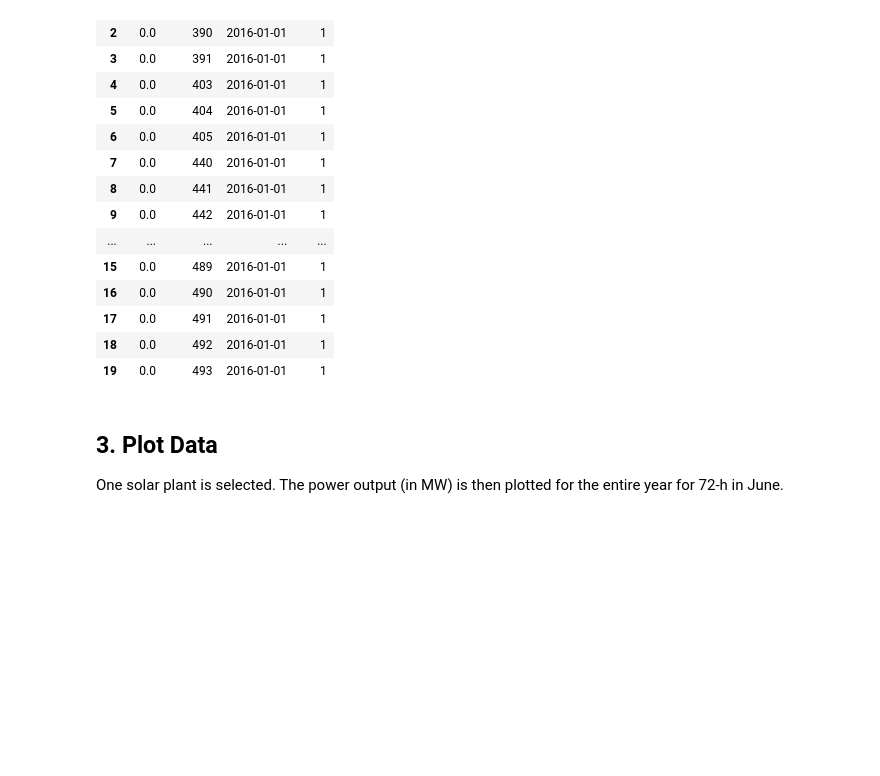
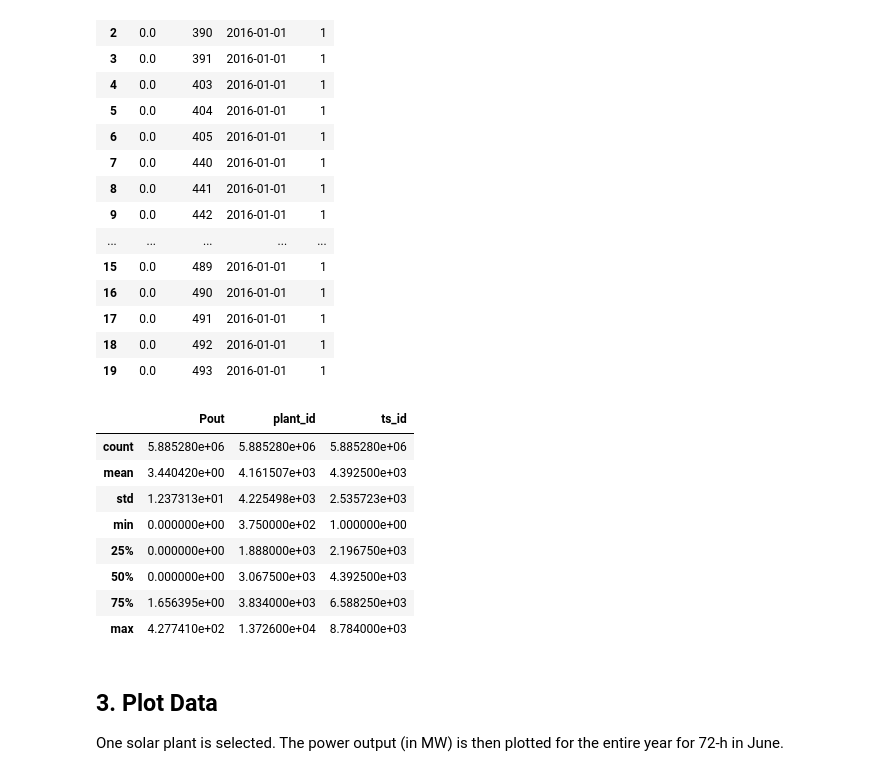
Before and after one commit to Breakthrough-Energy/PreREISE, a Jupyter notebook: prereise/gather/solardata/nsrdb/demo/nsrdb_sam_demo.ipynb, the cells around one changed output. Cells and saved outputs as stored; diff of their text form; code cells hidden in the pictures; blank space fills up the shorter version.

```diff
--- a/prereise/gather/solardata/nsrdb/demo/nsrdb_sam_demo.ipynb
+++ b/prereise/gather/solardata/nsrdb/demo/nsrdb_sam_demo.ipynb
@@ -89,6 +88,18 @@ data.head(n=20)
 | 17 | 0.0 | 491 | 2016-01-01 | 1 |
 | 18 | 0.0 | 492 | 2016-01-01 | 1 |
 | 19 | 0.0 | 493 | 2016-01-01 | 1 |
+# %%
+data.describe()
+# %% [output]
+|  | Pout | plant_id | ts_id |
+| count | 5.885280e+06 | 5.885280e+06 | 5.885280e+06 |
+| mean | 3.440420e+00 | 4.161507e+03 | 4.392500e+03 |
+| std | 1.237313e+01 | 4.225498e+03 | 2.535723e+03 |
+| min | 0.000000e+00 | 3.750000e+02 | 1.000000e+00 |
+| 25% | 0.000000e+00 | 1.888000e+03 | 2.196750e+03 |
+| 50% | 0.000000e+00 | 3.067500e+03 | 4.392500e+03 |
+| 75% | 1.656395e+00 | 3.834000e+03 | 6.588250e+03 |
+| max | 4.277410e+02 | 1.372600e+04 | 8.784000e+03 |
 # %% [markdown]
 ## 3. Plot Data
 One solar plant is selected. The power output (in MW) is then plotted for the entire year for 72-h in June.
```
Also changed, not shown: parts of 9 cells of this notebook, 5 other files.
